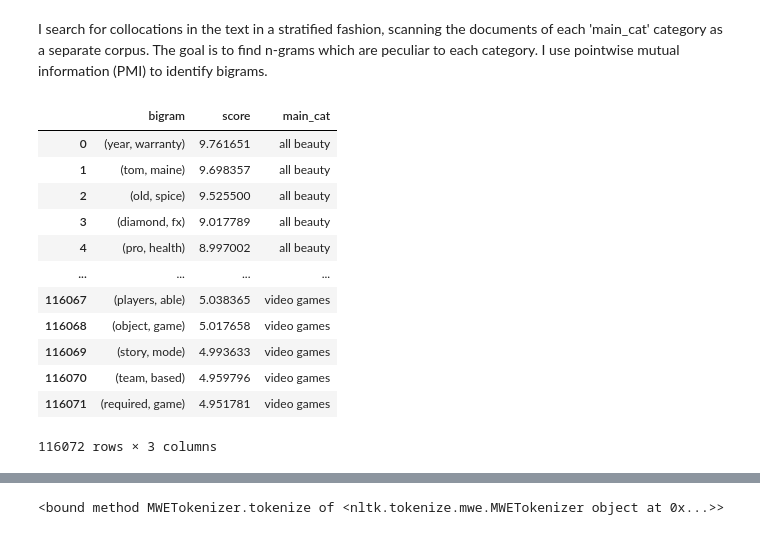
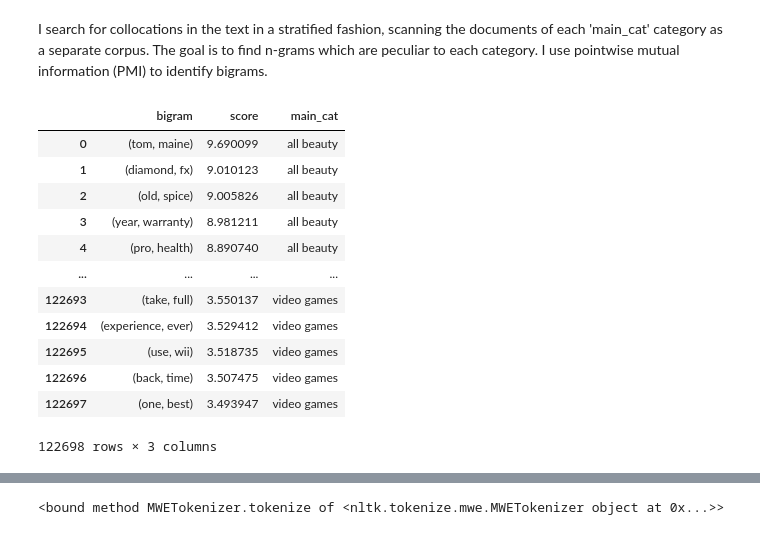
Before and after one commit to ndgigliotti/amazon-product-classifier, a Jupyter notebook: main.ipynb, the cells around one changed output, grey strips where cells are left out. Cells and saved outputs as stored; diff of their text form; code cells hidden in the pictures.

```diff
--- a/main.ipynb
+++ b/main.ipynb
@@ -658,7 +656,7 @@ plotting.add_tukey_marks(samp_vocab["uniq_ratio"], g.axes[0, 0], num_format=".3f
 The lower Tukey fence is located at 0.375. That seems like a reasonable cutoff.
 # %%
 # Remove low uniqueness ratios
-df["text"] = lang.uniq_char_thresh(df.loc[:, "text"], thresh=0.375, n_jobs=-1)
+df["text"] = lang.uniq_char_thresh(df.loc[:, "text"], thresh=0.375)
 df["text"].head()
 # %% [output]
 asin
@@ -747,0 +748,3 @@ len(df)
+# %%
+df = df.assign(text=lang.wordnet_lemmatize(df.loc[:, "text"], n_jobs=-1))
+df["text"].head()
@@ -768,9 +790,5 @@ samp_vocab.head(10)
 # %%
 # Fetch stopwords
 stop = lang.fetch_stopwords("nltk_english")
-# Run through tokenizer
-stop = {y for x in stop for y in regex_tokenize(x)}
-# Make sure there are no brand terms
-stop = stop.difference(df["brand"])
 pprint(stop, compact=True)
 # %% [output]
@@ -851 +870,10 @@ pprint(stop, compact=True)
 [interactive output not drawn]
+# %%
+# Run through tokenizer and lemmatizer
+stop = regex_tokenize(" ".join(stop))
+stop = set(lang.wordnet_lemmatize(stop))
+
+# Make sure there are no brand terms
+stop = stop.difference(df["brand"])
+
+pprint(stop, compact=True)
@@ -927,35 +1005,35 @@ I search for collocations in the text in a stratified fashion, scanning the docu
 # %%
 cat_bg = lang.stratified_ngrams(
     df,
     n=2,
     text="text",
     # Stratify by 'main_cat'
     cat="main_cat",
     # Can simply space-tokenize now
-    tokenizer=lang.space_tokenize,
+    tokenizer=lambda x: x.split(),
     # Use pointwise mutual information
     metric="pmi",
     # Select top 75% of scores in each category
     select_best=0.75,
     # Filter out ultra-rare ngrams
     min_freq=100,
     n_jobs=-1,
 )
 cat_bg
 # %% [output]
 |  | bigram | score | main_cat |
-| 0 | (year, warranty) | 9.761651 | all beauty |
-| 1 | (tom, maine) | 9.698357 | all beauty |
-| 2 | (old, spice) | 9.525500 | all beauty |
-| 3 | (diamond, fx) | 9.017789 | all beauty |
-| 4 | (pro, health) | 8.997002 | all beauty |
+| 0 | (tom, maine) | 9.690099 | all beauty |
+| 1 | (diamond, fx) | 9.010123 | all beauty |
+| 2 | (old, spice) | 9.005826 | all beauty |
+| 3 | (year, warranty) | 8.981211 | all beauty |
+| 4 | (pro, health) | 8.890740 | all beauty |
 | ... | ... | ... | ... |
-| 116067 | (players, able) | 5.038365 | video games |
-| 116068 | (object, game) | 5.017658 | video games |
-| 116069 | (story, mode) | 4.993633 | video games |
-| 116070 | (team, based) | 4.959796 | video games |
-| 116071 | (required, game) | 4.951781 | video games |
+| 122693 | (take, full) | 3.550137 | video games |
+| 122694 | (experience, ever) | 3.529412 | video games |
+| 122695 | (use, wii) | 3.518735 | video games |
+| 122696 | (back, time) | 3.507475 | video games |
+| 122697 | (one, best) | 3.493947 | video games |
-116072 rows × 3 columns
+122698 rows × 3 columns
 [interactive output not drawn]
 # %%
 # Merge ngrams into single list
```
Also changed, not shown: parts of 62 cells of this notebook, 18 other files.
